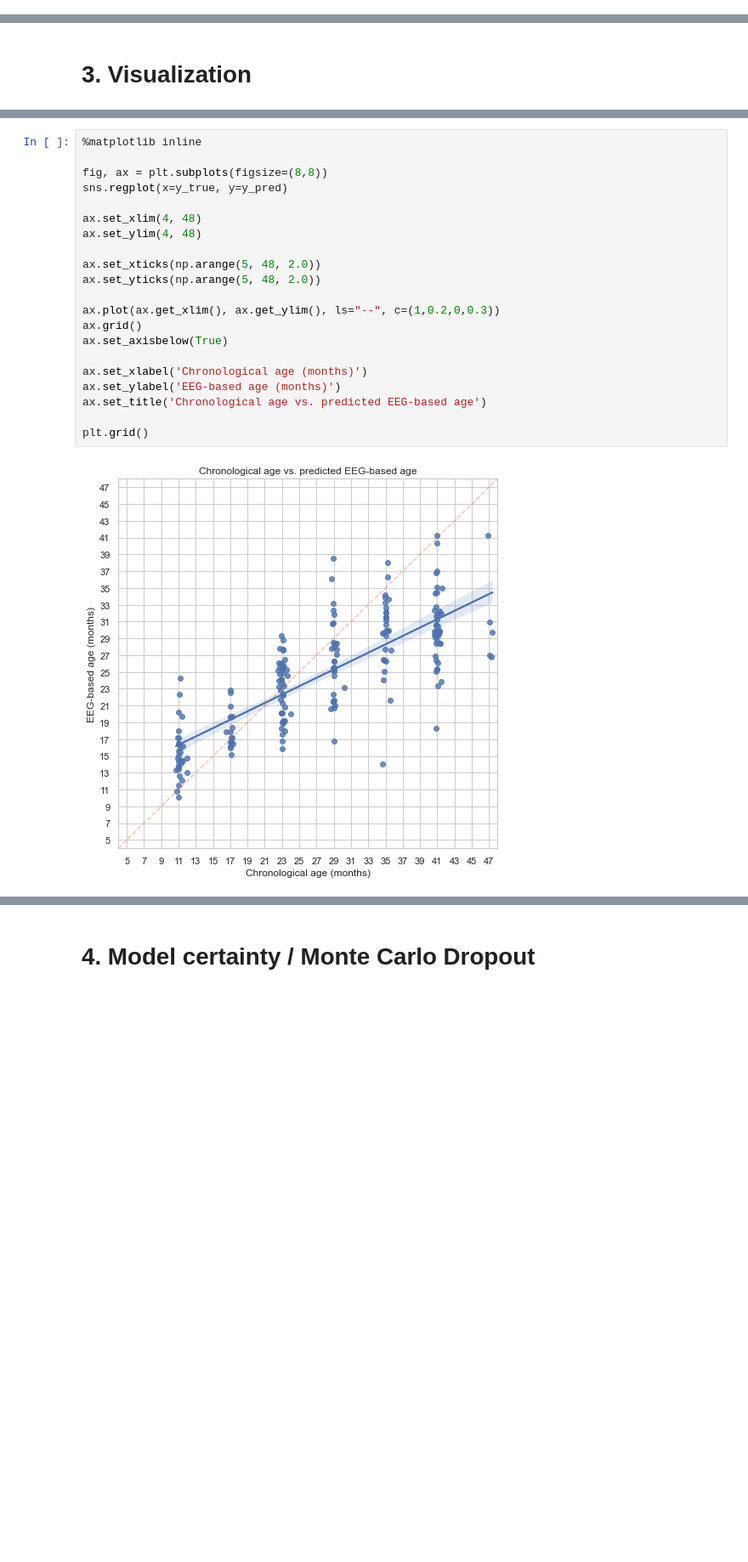
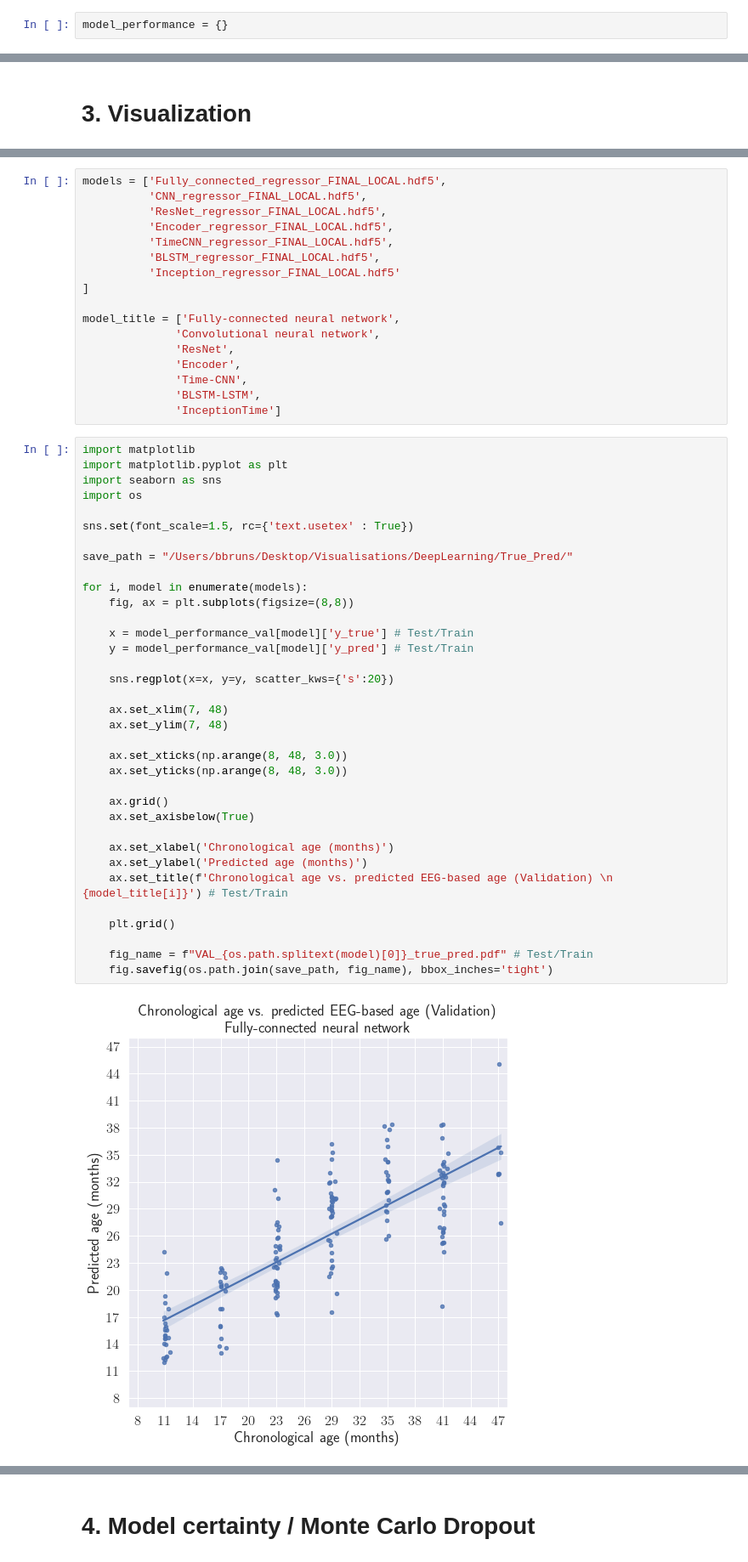
Before and after one commit to epodium/EEG_age_prediction, a Jupyter notebook: Notebooks/Deep learning EEG_model validation_DL.ipynb, the cells around one changed output, grey strips where cells are left out. Shown at 85% size. Drawn from its saved outputs; the diff is of its cells as text; blank space fills up the shorter version.

Commit message:
Notebooks updated after developing, testing, validating all ML and DL models

```diff
--- a/Notebooks/Deep learning EEG_model validation_DL.ipynb
+++ b/Notebooks/Deep learning EEG_model validation_DL.ipynb
@@ -436,0 +1041,2 @@ print(f"R-squared: {rsquared:.3f}")
+# %%
+model_performance = {}
@@ -444,23 +1122,54 @@ sns.set_theme(style="whitegrid")
+# %%
+models = ['Fully_connected_regressor_FINAL_LOCAL.hdf5',
+          'CNN_regressor_FINAL_LOCAL.hdf5',
+          'ResNet_regressor_FINAL_LOCAL.hdf5',
+          'Encoder_regressor_FINAL_LOCAL.hdf5',
+          'TimeCNN_regressor_FINAL_LOCAL.hdf5',
+          'BLSTM_regressor_FINAL_LOCAL.hdf5',
+          'Inception_regressor_FINAL_LOCAL.hdf5'
+]
+
+model_title = ['Fully-connected neural network',
+              'Convolutional neural network',
+              'ResNet',
+              'Encoder',
+              'Time-CNN',
+              'BLSTM-LSTM',
+              'InceptionTime']
 # %%
-%matplotlib inline
+import matplotlib
+import matplotlib.pyplot as plt
+import seaborn as sns
+import os
 
-fig, ax = plt.subplots(figsize=(8,8))
-sns.regplot(x=y_true, y=y_pred)
+sns.set(font_scale=1.5, rc={'text.usetex' : True})
 
-ax.set_xlim(4, 48)
-ax.set_ylim(4, 48)
+save_path = "/Users/bbruns/Desktop/Visualisations/DeepLearning/True_Pred/"
 
-ax.set_xticks(np.arange(5, 48, 2.0))
-ax.set_yticks(np.arange(5, 48, 2.0))
+for i, model in enumerate(models):
+    fig, ax = plt.subplots(figsize=(8,8))
 
-ax.plot(ax.get_xlim(), ax.get_ylim(), ls="--", c=(1,0.2,0,0.3))
-ax.grid()
-ax.set_axisbelow(True)
+    x = model_performance_val[model]['y_true'] # Test/Train
+    y = model_performance_val[model]['y_pred'] # Test/Train
 
-ax.set_xlabel('Chronological age (months)')
-ax.set_ylabel('EEG-based age (months)')
-ax.set_title('Chronological age vs. predicted EEG-based age')
+    sns.regplot(x=x, y=y, scatter_kws={'s':20})
 
-plt.grid()
+    ax.set_xlim(7, 48)
+    ax.set_ylim(7, 48)
+
+    ax.set_xticks(np.arange(8, 48, 3.0))
+    ax.set_yticks(np.arange(8, 48, 3.0))
+
+    ax.grid()
+    ax.set_axisbelow(True)
+
+    ax.set_xlabel('Chronological age (months)')
+    ax.set_ylabel('Predicted age (months)')
+    ax.set_title(f'Chronological age vs. predicted EEG-based age (Validation) \n {model_title[i]}') # Test/Train
+
+    plt.grid()
+
+    fig_name = f"VAL_{os.path.splitext(model)[0]}_true_pred.pdf" # Test/Train
+    fig.savefig(os.path.join(save_path, fig_name), bbox_inches='tight')
 # %% [output]
-[figure, old version]
+[figure, new version]
```
Also changed, not shown: parts of 76 cells of this notebook, 23 other files.
